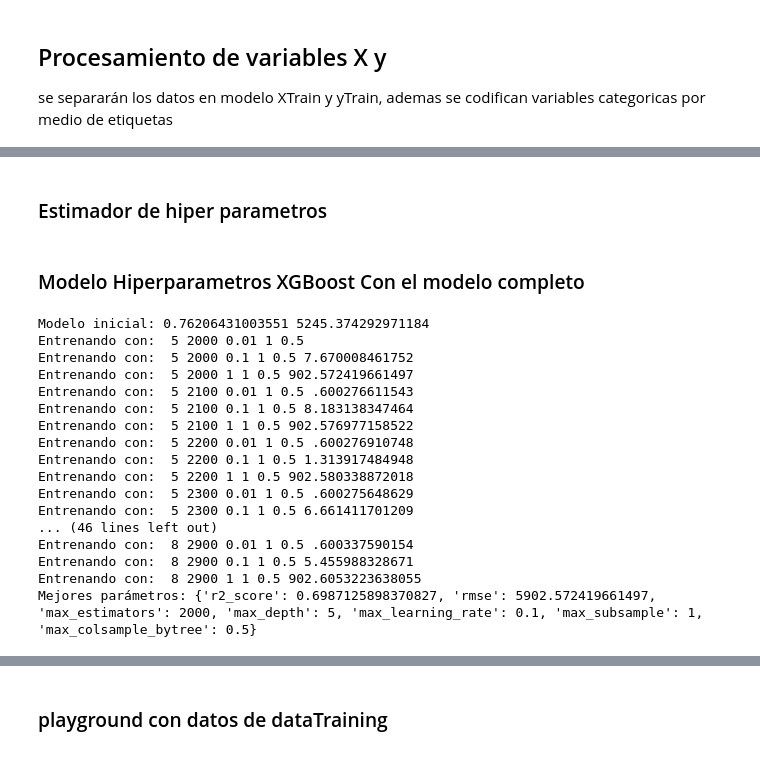
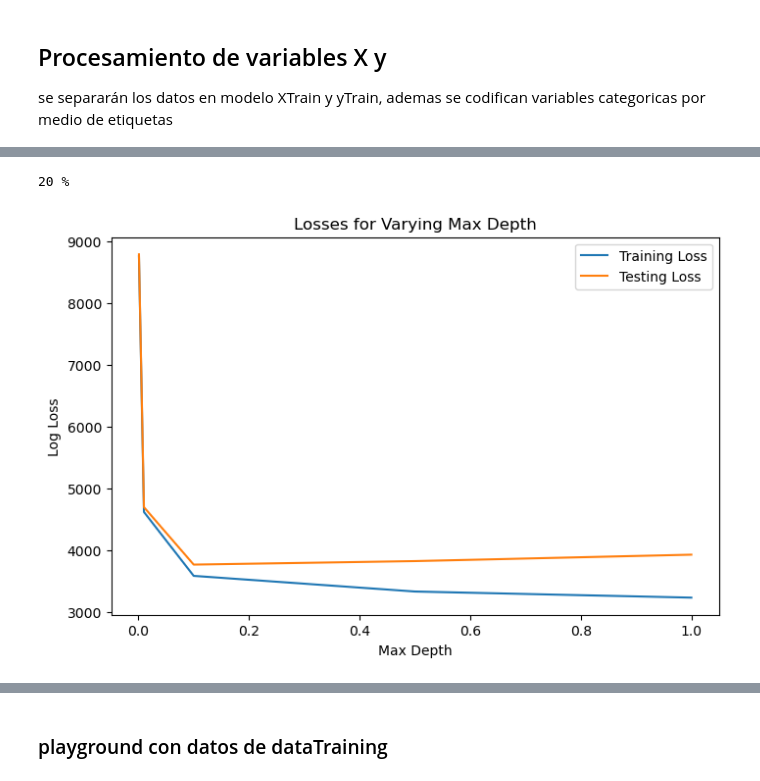
Before and after one commit to anfisbena/MIAD_NLP_2024, a Jupyter notebook: Semana 3/S3P1_proyecto1.ipynb, the cells around one changed output, grey strips where cells are left out. Cells and saved outputs as stored; diff of their text form; code cells hidden in the pictures.

```diff
--- a/Semana 3/S3P1_proyecto1.ipynb
+++ b/Semana 3/S3P1_proyecto1.ipynb
@@ -300,2 +307,0 @@ Resultado XGBoost: r2=0.76206431003551 rmse:5245.374292971184
-# %% [markdown]
-<h3>Estimador de hiper parametros</h3>
@@ -406,28 +308,49 @@ def best_parameters_XGBoost(estimator_range, depth_range, learning_rate_range, s
-# %% [markdown]
-<h3>Modelo Hiperparametros XGBoost Con el modelo completo</h3>
-# %%
-depth_range = [5,8]
-estimator_range = range(2000,3000, 100)
-learning_rate_range = [0.01,0.1,1]
-subsample_range = [1]
-colsample_bytree_range = [0.5]
-
-max_params = best_parameters_XGBoost(estimator_range, depth_range, learning_rate_range, subsample_range, colsample_bytree_range,X,y)
-# %% [output]
-Modelo inicial: 0.76206431003551 5245.374292971184
-Entrenando con:  5 2000 0.01 1 0.5
-Entrenando con:  5 2000 0.1 1 0.5 7.670008461752
-Entrenando con:  5 2000 1 1 0.5 902.572419661497
-Entrenando con:  5 2100 0.01 1 0.5 .600276611543
-Entrenando con:  5 2100 0.1 1 0.5 8.183138347464
-Entrenando con:  5 2100 1 1 0.5 902.576977158522
-Entrenando con:  5 2200 0.01 1 0.5 .600276910748
-Entrenando con:  5 2200 0.1 1 0.5 1.313917484948
-Entrenando con:  5 2200 1 1 0.5 902.580338872018
-Entrenando con:  5 2300 0.01 1 0.5 .600275648629
-Entrenando con:  5 2300 0.1 1 0.5 6.661411701209
-... (46 lines left out)
-Entrenando con:  8 2900 0.01 1 0.5 .600337590154
-Entrenando con:  8 2900 0.1 1 0.5 5.455988328671
-Entrenando con:  8 2900 1 1 0.5 902.6053223638055
-Mejores parámetros: {'r2_score': 0.6987125898370827, 'rmse': 5902.572419661497, 'max_estimators': 2000, 'max_depth': 5, 'max_learning_rate': 0.1, 'max_subsample': 1, 'max_colsample_bytree': 0.5}
+# %%
+%%time
+#Primer modelo de regresión
+
+import numpy as np
+import pandas as pd
+from sklearn.model_selection import train_test_split
+import matplotlib.pyplot as plt
+
+
+# Split the dataset
+X_train, X_test, y_train, y_test = train_test_split(X, y, test_size=0.2, random_state=42)
+
+# Vary max_depth hyperparameter
+max_depths = list([0.001,0.01,0.1,0.5,1])
+train_losses_depth = []
+test_losses_depth = []
+
+for max_depth in max_depths:
+    print(f'{int((max_depth/len(max_depths))*100)} %', end="\r")
+    rf = XGBRegressor(n_estimators=400,learning_rate=0.1,  max_depth=7, subsample= 0.8, num_parallel_tree=3, verbosity=2, random_state=1,tree_method="hist",device = "cuda")
+    rf.fit(X_train, y_train)
+
+    train_pred = rf.predict(X_train)
+    test_pred = rf.predict(X_test)
+
+    train_mse = mean_squared_error(y_train, train_pred)
+    test_mse = mean_squared_error(y_test, test_pred)
+
+    train_rmse = np.sqrt(train_mse)
+    test_rmse = np.sqrt(test_mse)
+
+    train_losses_depth.append(train_rmse)
+    test_losses_depth.append(test_rmse)
+
+# Plot the training and testing losses for max_depth
+fig, ax1 = plt.subplots(1, 1, figsize=(8, 5))
+
+ax1.plot(max_depths, train_losses_depth, label="Training Loss")
+ax1.plot(max_depths, test_losses_depth, label="Testing Loss")
+ax1.set_xlabel("Max Depth")
+ax1.set_ylabel("Log Loss")
+ax1.legend()
+ax1.set_title("Losses for Varying Max Depth")
+
+plt.show()
+# %% [output]
+20 %
+[figure, added]
```
Also changed, not shown: parts of 20 cells of this notebook, 9 other files.
